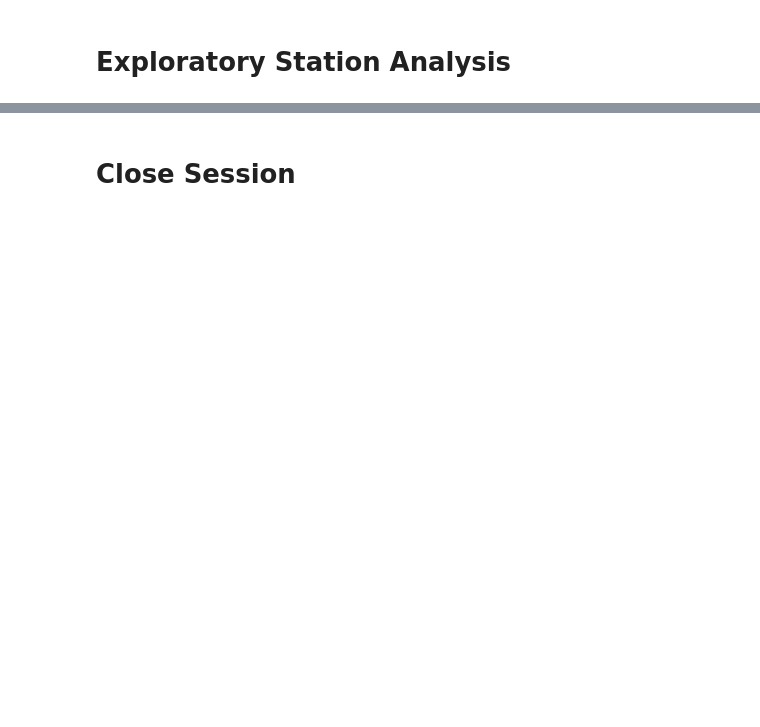
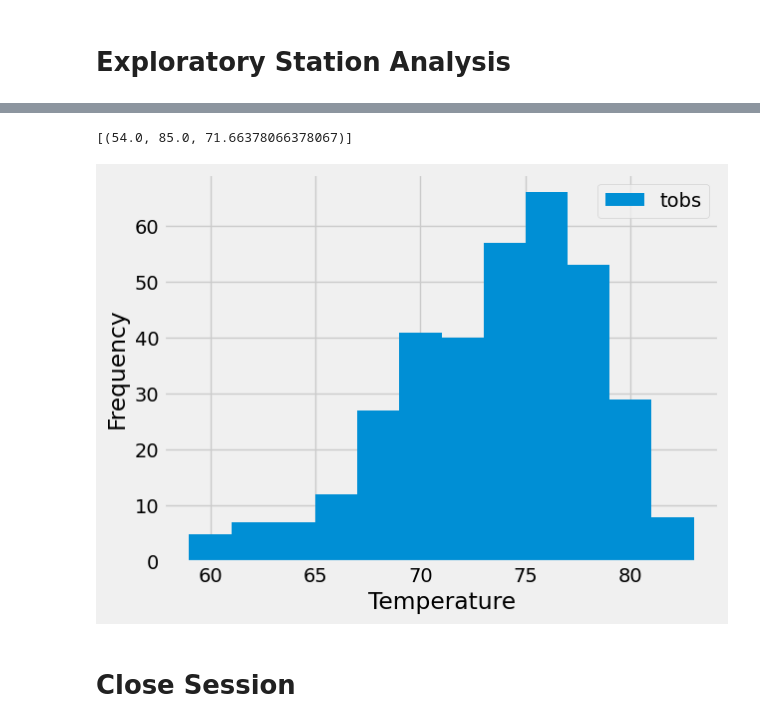
Before and after one commit to andreawcy/sqlalchemy-challenge, a Jupyter notebook: SurfsUp/climate_starter.ipynb, the cells around one changed output, grey strips where cells are left out. Saved outputs shown, nothing was run; the diff lists cells and outputs as text; code cells hidden in the pictures; blank space fills up the shorter version.

```diff
--- a/SurfsUp/climate_starter.ipynb
+++ b/SurfsUp/climate_starter.ipynb
@@ -96,3 +117,9 @@ plt.show()
 # %%
 # Design a query to find the most active stations (i.e. which stations have the most rows?)
 # List the stations and their counts in descending order.
+most_active_stations = session.query(
+    station.station,
+    func.count(measurement.id).label('count')
+).join(measurement, station.station == measurement.station).group_by(station.station).order_by(func.count(measurement.id).desc()).all()
+
+most_active_stations
@@ -99,8 +136,33 @@ plt.show()
 # %%
 # Using the most active station id from the previous query, calculate the lowest, highest, and average temperature.
+most_active_station_id = most_active_stations[0][0]
+temperature_data = session.query(
+    func.min(measurement.tobs).label('min_temp'),
+    func.max(measurement.tobs).label('max_temp'),
+    func.avg(measurement.tobs).label('avg_temp')
+).filter(measurement.station == most_active_station_id).all()
+
+temperature_data
+# %% [output]
+[(54.0, 85.0, 71.66378066378067)]
 # %%
 # Using the most active station id
 # Query the last 12 months of temperature observation data for this station and plot the results as a histogram
+temperature_data_p12m = session.query(
+    measurement.tobs
+).filter(measurement.station == most_active_station_id,measurement.date >= year_ago).all()
+
+temperature_data_df = pd.DataFrame(temperature_data_p12m, columns=['Temperature'])
+
+plt.hist(temperature_data_df['Temperature'], bins=12, label='tobs')
+plt.xlabel('Temperature')
+plt.ylabel('Frequency')
+plt.legend()
+plt.grid(True)
+
+plt.show()
+# %% [output]
+[figure, added]
 # %% [markdown]
 # Close Session
 # %%
```
Also changed, not shown: parts of 6 cells of this notebook, 4 other files.
